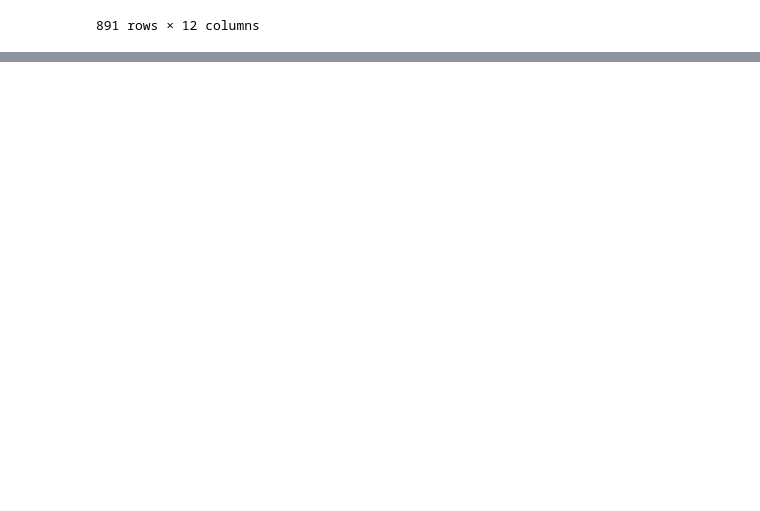
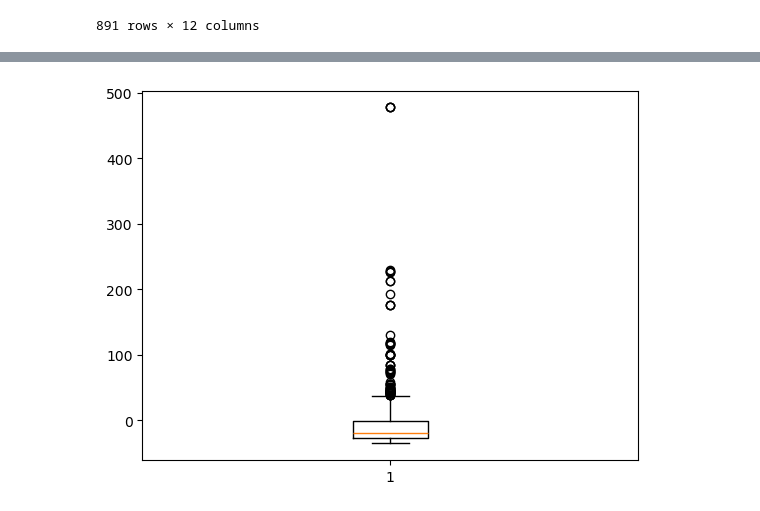
Before and after one commit to fabsch225/ds-practice, a Jupyter notebook: task6/main.ipynb, the cells around one changed output, grey strips where cells are left out. Cells and saved outputs as stored; diff of their text form; code cells hidden in the pictures; blank space fills up the shorter version.

```diff
--- a/task6/main.ipynb
+++ b/task6/main.ipynb
@@ -37,0 +107,22 @@ pred_naive = (train["Pclass"] == 1).apply(lambda v : 1 if v else 0)
+# %%
+from sklearn.decomposition import PCA
+
+def process_data(data):
+    data_processed = data[["Survived", "Age", "Fare", "Pclass", "SibSp", "Parch", "Sex"]] #Ka was Embarked ist
+    data_processed.loc[:, "Sex"] = data_processed["Sex"].apply(lambda s : 0 if s == "male" else 1)
+
+    data_processed = data_processed.dropna()
+    labels_processed = data_processed["Survived"].apply(lambda n : n == 1)
+    data_processed.drop(columns=["Survived"])
+    return (data_processed, labels_processed)
+
+train_data_processed, train_labels_processed = process_data(train)
+test_data_processed, test_labels_processed = process_data(test)
+
+pca = PCA(n_components=1).fit(train_data_processed)
+reduced = pca.transform(train_data_processed)
+# %%
+plt.boxplot(reduced)
+plt.show()
+# %% [output]
+[figure, added]
```
Also changed, not shown: parts of 8 cells of this notebook, 5 other files.
